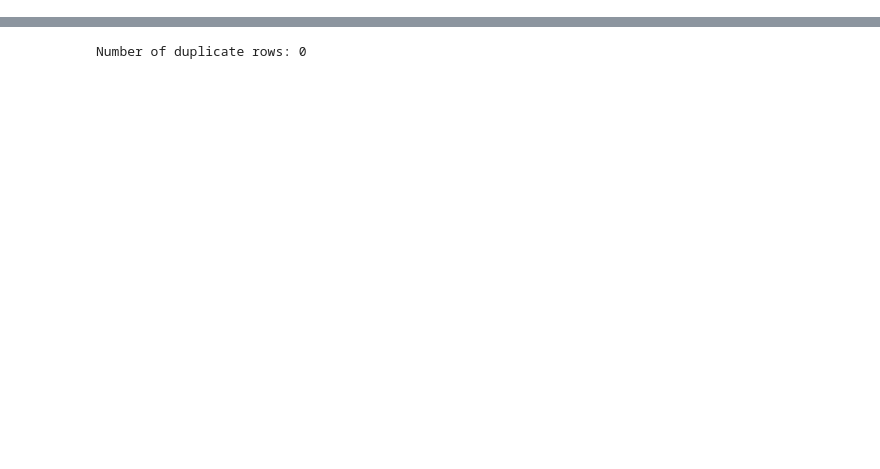
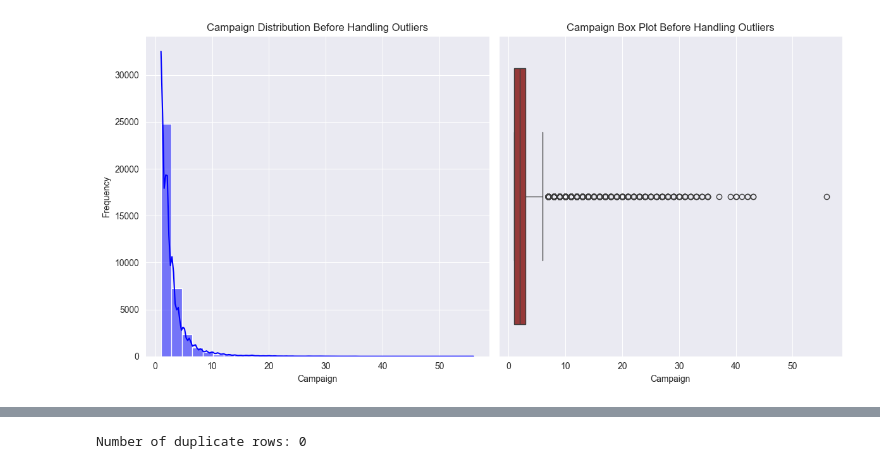
Before and after one commit to LahiWeer/2330902-ML_CW, a Jupyter notebook: Preprocessing/S4 - Data Cleaning.ipynb, the cells around one changed output, grey strips where cells are left out. Cells and saved outputs as stored; diff of their text form; code cells hidden in the pictures; blank space fills up the shorter version.

```diff
--- a/Preprocessing/S4 - Data Cleaning.ipynb
+++ b/Preprocessing/S4 - Data Cleaning.ipynb
@@ -159,0 +145,18 @@ Saved the cleaned dataset to 'bank_data_cleaned_final.csv'.
+# %%
+# Visualize the 'campaign' column before handling outliers
+plt.figure(figsize=(12, 6))
+plt.subplot(1, 2, 1)
+sns.histplot(df['campaign'], kde=True, bins=30, color='blue')
+plt.title('Campaign Distribution Before Handling Outliers')
+plt.xlabel('Campaign')
+plt.ylabel('Frequency')
+
+plt.subplot(1, 2, 2)
+sns.boxplot(x=df['campaign'], color='brown')
+plt.title('Campaign Box Plot Before Handling Outliers')
+plt.xlabel('Campaign')
+
+plt.tight_layout()
+plt.show()
+# %% [output]
+[figure, added]
```
Also changed, not shown: parts of 36 cells of this notebook, 11 other files.
